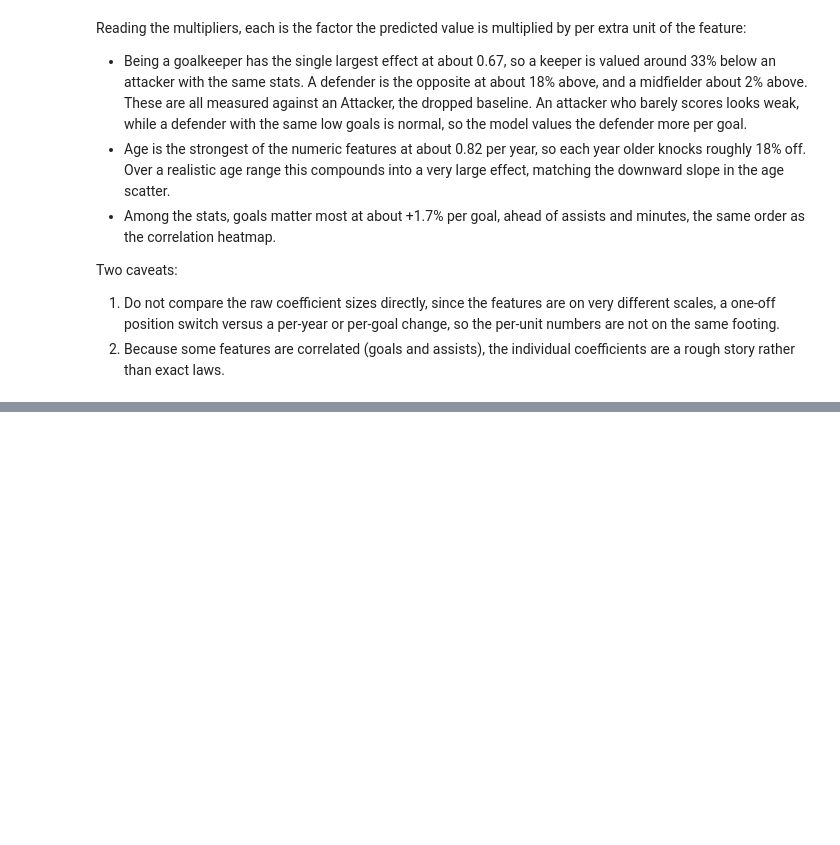
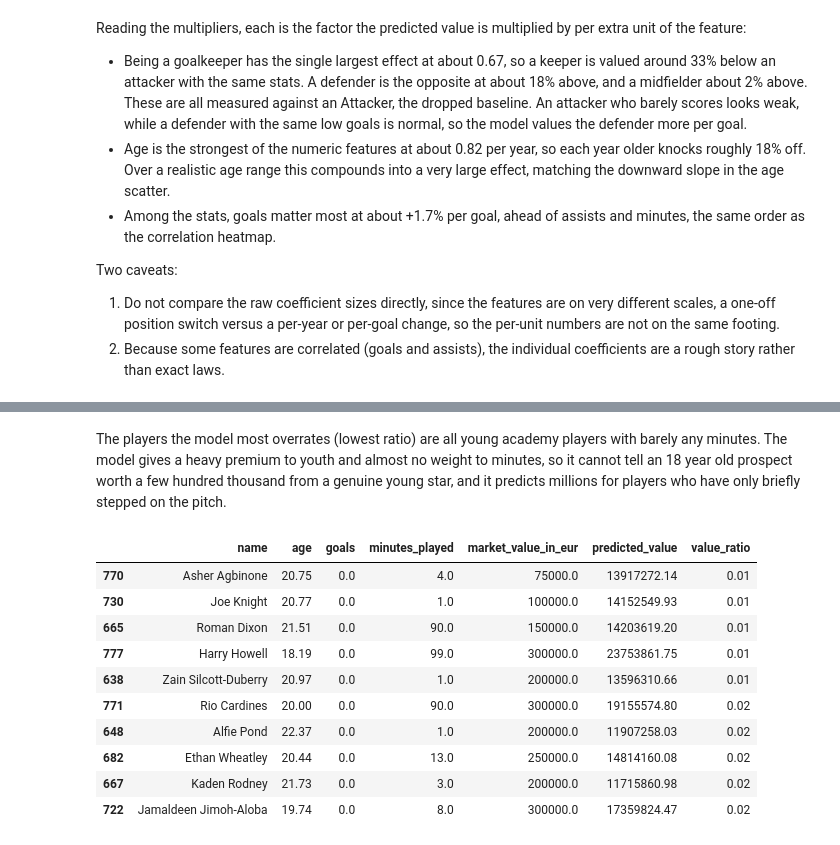
Before and after one commit to konstantinosioan/pl-transfer-value-predictor, a Jupyter notebook: notebook.ipynb, the cells around one changed output, grey strips where cells are left out. Drawn from its saved outputs; the diff is of its cells as text; code cells hidden in the pictures; blank space fills up the shorter version.

```diff
--- a/notebook.ipynb
+++ b/notebook.ipynb
@@ -311,0 +345,16 @@ Two caveats:
+# %% [markdown]
+The players the model most overrates (lowest ratio) are all young academy players with barely any minutes. The model gives a heavy premium to youth and almost no weight to minutes, so it cannot tell an 18 year old prospect worth a few hundred thousand from a genuine young star, and it predicts millions for players who have only briefly stepped on the pitch.
+# %%
+model_df.sort_values("value_ratio")[show].head(10).round(2)
+# %% [output]
+|  | name | age | goals | minutes_played | market_value_in_eur | predicted_value | value_ratio |
+| 770 | Asher Agbinone | 20.75 | 0.0 | 4.0 | 75000.0 | 13917272.14 | 0.01 |
+| 730 | Joe Knight | 20.77 | 0.0 | 1.0 | 100000.0 | 14152549.93 | 0.01 |
+| 665 | Roman Dixon | 21.51 | 0.0 | 90.0 | 150000.0 | 14203619.20 | 0.01 |
+| 777 | Harry Howell | 18.19 | 0.0 | 99.0 | 300000.0 | 23753861.75 | 0.01 |
+| 638 | Zain Silcott-Duberry | 20.97 | 0.0 | 1.0 | 200000.0 | 13596310.66 | 0.01 |
+| 771 | Rio Cardines | 20.00 | 0.0 | 90.0 | 300000.0 | 19155574.80 | 0.02 |
+| 648 | Alfie Pond | 22.37 | 0.0 | 1.0 | 200000.0 | 11907258.03 | 0.02 |
+| 682 | Ethan Wheatley | 20.44 | 0.0 | 13.0 | 250000.0 | 14814160.08 | 0.02 |
+| 667 | Kaden Rodney | 21.73 | 0.0 | 3.0 | 200000.0 | 11715860.98 | 0.02 |
+| 722 | Jamaldeen Jimoh-Aloba | 19.74 | 0.0 | 8.0 | 300000.0 | 17359824.47 | 0.02 |
```
Also changed, not shown: parts of 11 cells of this notebook.
